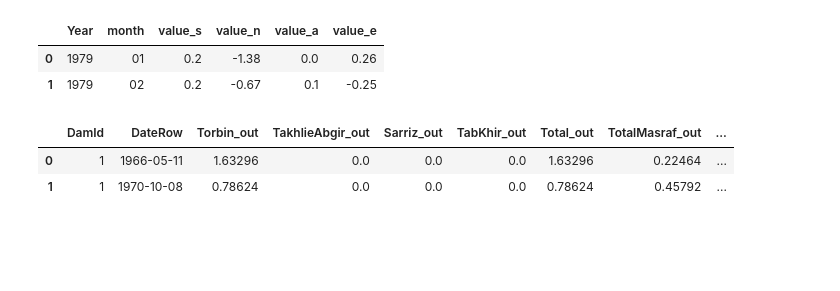
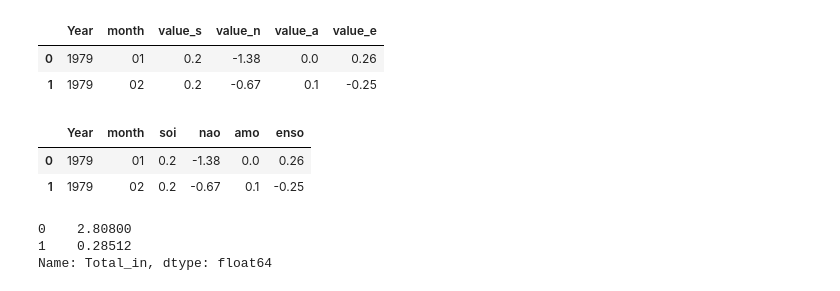
Before and after one commit to homa-abedin/Dams, a Jupyter notebook: dams-teh.ipynb, the cells around one changed output. Drawn from its saved outputs; the diff is of its cells as text; code cells hidden in the pictures; blank space fills up the shorter version.

```diff
--- a/dams-teh.ipynb
+++ b/dams-teh.ipynb
@@ -28,3 +18,0 @@ from sklearn.svm import SVR
-# %%
-pd.set_option('display.max_columns', None)
-pd.set_option('display.max_rows', None)
@@ -50,4 +58,10 @@ climate.head(2)
 # %%
 climate=climate.rename(columns={'value_s':'soi' ,'value_n':'nao' , 'value_a':'amo', 'value_e':'enso', 'value':'oni'})
 climate.dropna(inplace=True)
+# %%
+climate.head(2)
+# %% [output]
+|  | Year | month | soi | nao | amo | enso |
+| 0 | 1979 | 01 | 0.2 | -1.38 | 0.0 | 0.26 |
+| 1 | 1979 | 02 | 0.2 | -0.67 | 0.1 | -0.25 |
 # %%
@@ -76,11 +88,11 @@ climate['enso90']=climate['enso'].shift(3)
 climate['enso360']=climate['enso'].shift(12)
 # %%
 df = pd.read_csv('../input/amirkabirdam/dam12.csv')
-df.head(2)
+df['Total_in'].head(2)
 # %% [output]
-|  | DamId | DateRow | Torbin_out | TakhlieAbgir_out | Sarriz_out | TabKhir_out | Total_out | TotalMasraf_out | ... |
-| 0 | 1 | 1966-05-11 | 1.63296 | 0.0 | 0.0 | 0.0 | 1.63296 | 0.22464 | ... |
-| 1 | 1 | 1970-10-08 | 0.78624 | 0.0 | 0.0 | 0.0 | 0.78624 | 0.45792 | ... |
+0    2.80800
+1    0.28512
+Name: Total_in, dtype: float64
 # %%
 df['humidity']=df[['NamNesbi6_5', 'NamNesbi12_5','NamNesbi18_5']].mean(axis=1)
 df['daraje']= df[['MinDarajehararat_in','MaxDarajehararat_in']].mean(axis=1)
```
Also changed, not shown: parts of 46 cells of this notebook.
